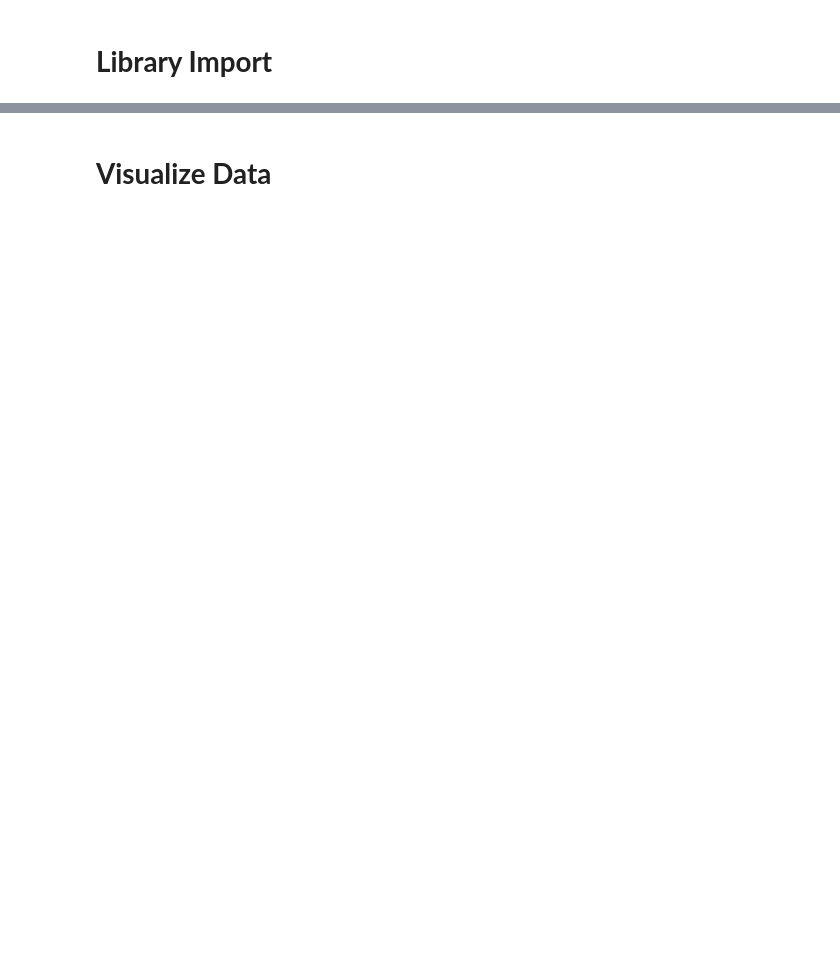
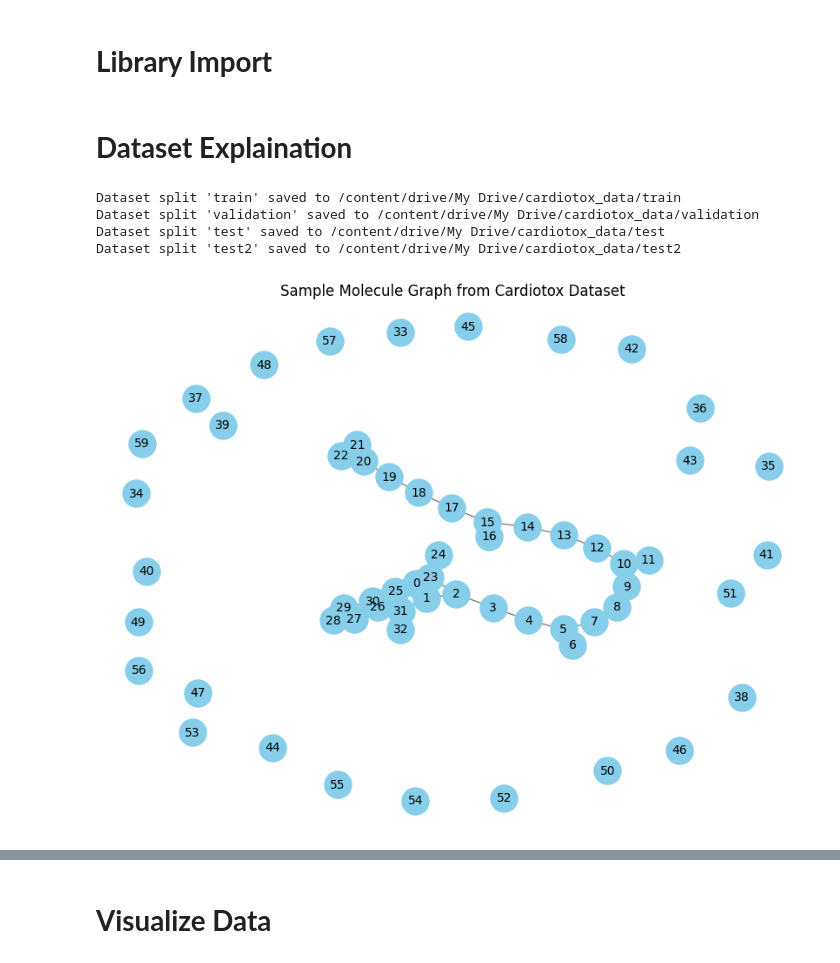
Before and after one commit to payasdeshpande/Graph-Neural-Network-on-CardioTox-data, a Jupyter notebook: GNN on cardioTox.ipynb, the cells around one changed output, grey strips where cells are left out. Cells and saved outputs as stored; diff of their text form; code cells hidden in the pictures; blank space fills up the shorter version.

```diff
--- a/GNN on cardioTox.ipynb
+++ b/GNN on cardioTox.ipynb
@@ -35,0 +40,47 @@ import matplotlib.pyplot as plt
+# %% [markdown]
+# **Dataset Explaination**
+# %%
+# Load the Cardiotox dataset
+dataset, info = tfds.load('cardiotox', with_info=True, as_supervised=False)
+
+# Specify the base path to save the dataset in Google Drive
+base_path = '/content/drive/My Drive/cardiotox_data'
+
+# Loop over each split in the dataset dictionary
+for split_name, split_data in dataset.items():
+    split_save_path = f"{base_path}/{split_name}"
+    split_data.save(split_save_path)
+    print(f"Dataset split '{split_name}' saved to {split_save_path}")
+# %% [output]
+Dataset split 'train' saved to /content/drive/My Drive/cardiotox_data/train
+Dataset split 'validation' saved to /content/drive/My Drive/cardiotox_data/validation
+Dataset split 'test' saved to /content/drive/My Drive/cardiotox_data/test
+Dataset split 'test2' saved to /content/drive/My Drive/cardiotox_data/test2
+# %%
+# Retrieve a single example from the dataset (train split)
+example = next(iter(dataset['train']))
+
+# Extract nodes and edges based on the atom features and pair mask
+atom_features = example['atoms'].numpy()
+pair_mask = example['pair_mask'].numpy()
+
+# Create a NetworkX graph
+G = nx.Graph()
+
+# Add nodes for each atom
+for i in range(len(atom_features)):
+    G.add_node(i)
+
+# Add edges based on the pair_mask (1 indicates a connection)
+for i in range(pair_mask.shape[0]):
+    for j in range(pair_mask.shape[1]):
+        if pair_mask[i, j] == 1:
+            G.add_edge(i, j)
+
+# Plot the graph
+plt.figure(figsize=(8, 6))
+nx.draw(G, with_labels=True, node_color="skyblue", node_size=500, edge_color="gray", font_size=10)
+plt.title("Sample Molecule Graph from Cardiotox Dataset")
+plt.show()
+# %% [output]
+[figure, added]
```
Also changed, not shown: parts of 68 cells of this notebook, 1 other file.
